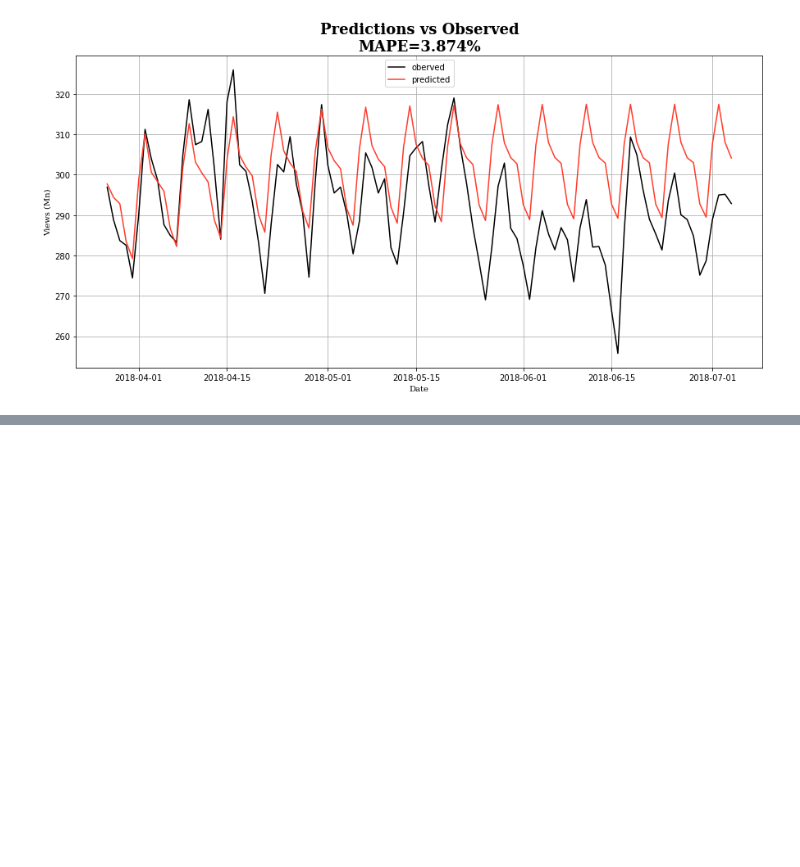
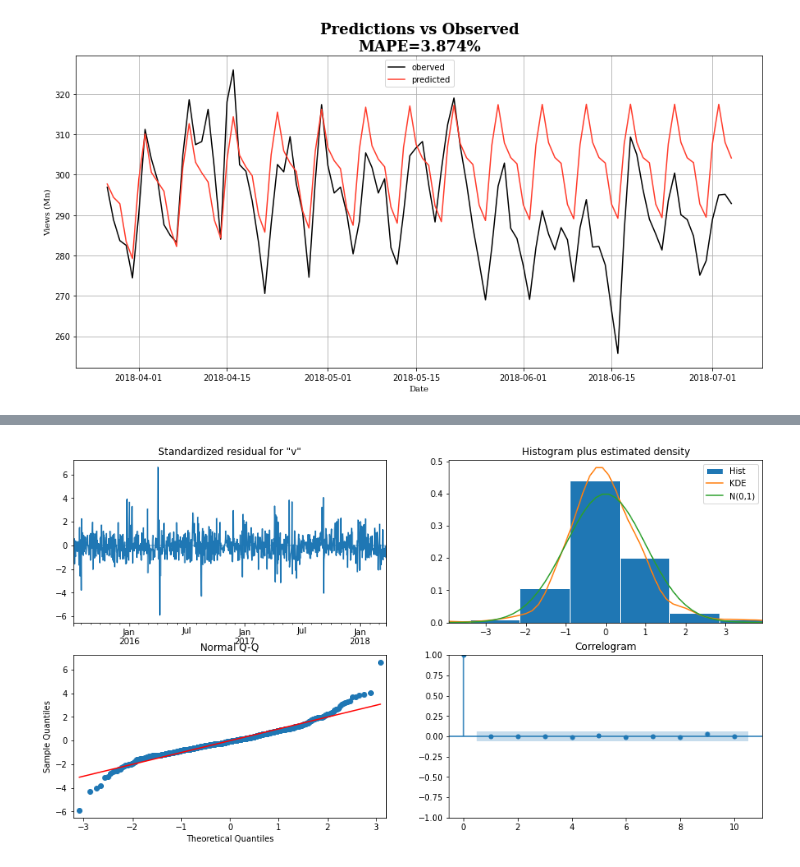
Before and after one commit to Ransaka/MyForecastingRepo, a Jupyter notebook: 02. Intermediate/ARIMA and Family.ipynb, the cells around one changed output, grey strips where cells are left out. Drawn from its saved outputs; the diff is of its cells as text; code cells hidden in the pictures; blank space fills up the shorter version.

```diff
--- a/02. Intermediate/ARIMA and Family.ipynb
+++ b/02. Intermediate/ARIMA and Family.ipynb
@@ -39,7 +45,10 @@ from sklearn.metrics import mean_absolute_percentage_error as MAPE
 warnings.filterwarnings('ignore')
 PC = '#FF3B2B'
 # %%
-data = pd.read_csv("../Datasets\wiki_views_2010010100_2022043000.csv",index_col=[0],nrows=1000)
+data = pd.read_csv("../Datasets\wiki_views_2010010100_2022043000.csv",index_col=[0],nrows=1100)
+data.index = pd.DatetimeIndex(data.index)
+test = data.iloc[1000:]
+data = data.iloc[0:1000]
 # %%
 data.head()
 # %% [output]
@@ -241,0 +343,5 @@ plot_predictions(test,future_predictions)
+# %%
+ax= best_model.plot_diagnostics(figsize=(15,8))
+plt.show()
+# %% [output]
+[figure, added]
```
Also changed, not shown: parts of 38 cells of this notebook.
